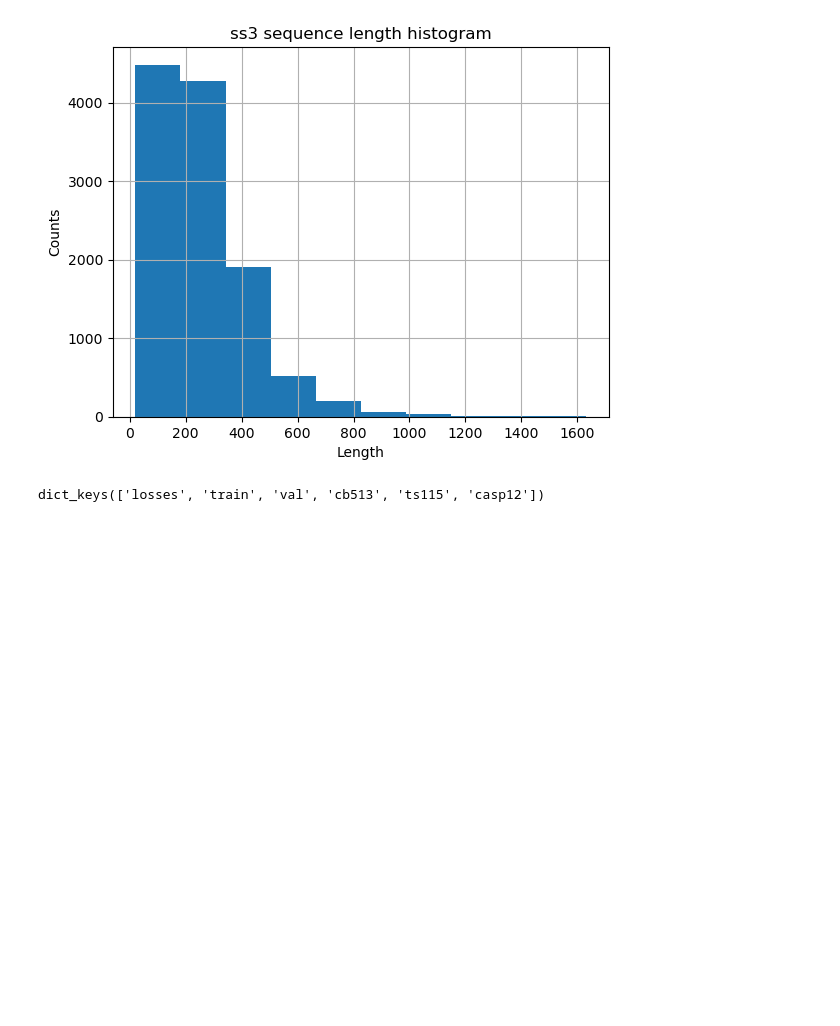
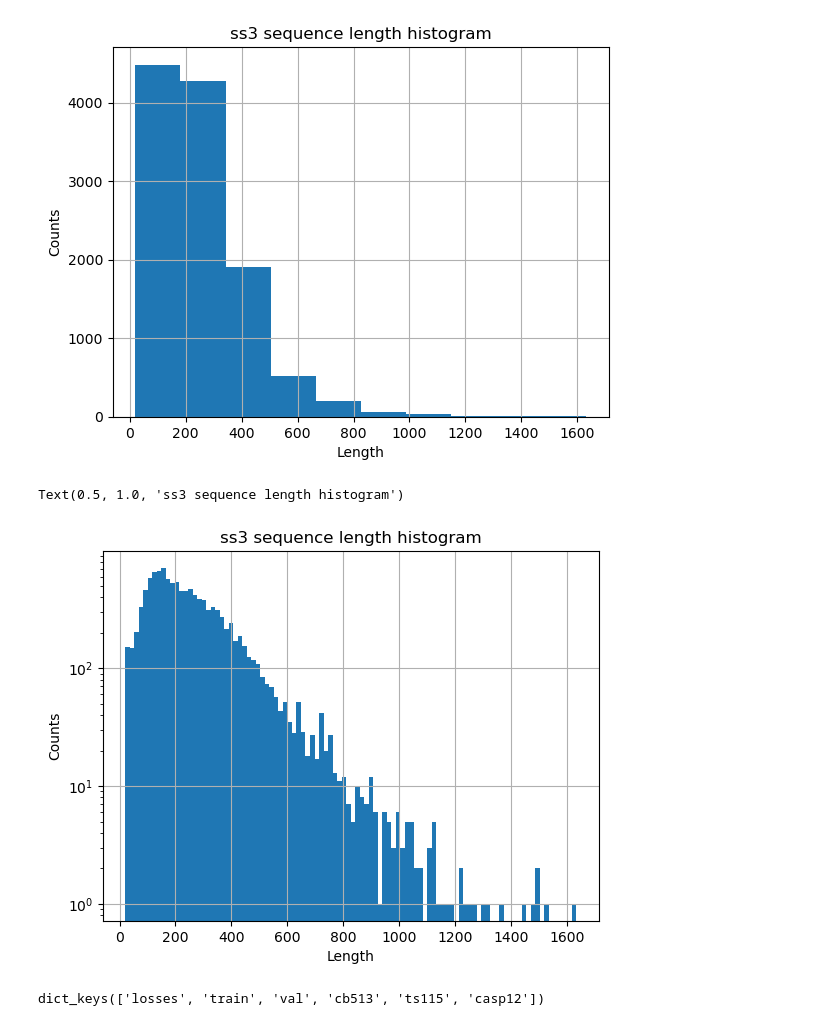
Before and after one commit to microsoft/protein-transfer, a Jupyter notebook: sandbox/ss_dataset.ipynb, the cells around one changed output. Cells and saved outputs as stored; diff of their text form; code cells hidden in the pictures; blank space fills up the shorter version.

Commit message:
add hist len plot

```diff
--- a/sandbox/ss_dataset.ipynb
+++ b/sandbox/ss_dataset.ipynb
@@ -18,6 +22,14 @@ ss3_hist.set_title("ss3 sequence length histogram")
 # %% [output]
 Text(0.5, 1.0, 'ss3 sequence length histogram')
 [figure]
+# %%
+ss3_hist = ss3_df.sequence.str.len().hist(bins=100, log=True)
+ss3_hist.set_xlabel("Length")
+ss3_hist.set_ylabel("Counts")
+ss3_hist.set_title("ss3 sequence length histogram")
+# %% [output]
+Text(0.5, 1.0, 'ss3 sequence length histogram')
+[figure, added]
 # %%
 from scr.utils import pickle_load
 # %%
```
Also changed, not shown: parts of 1 cell of this notebook, 4 other files.
